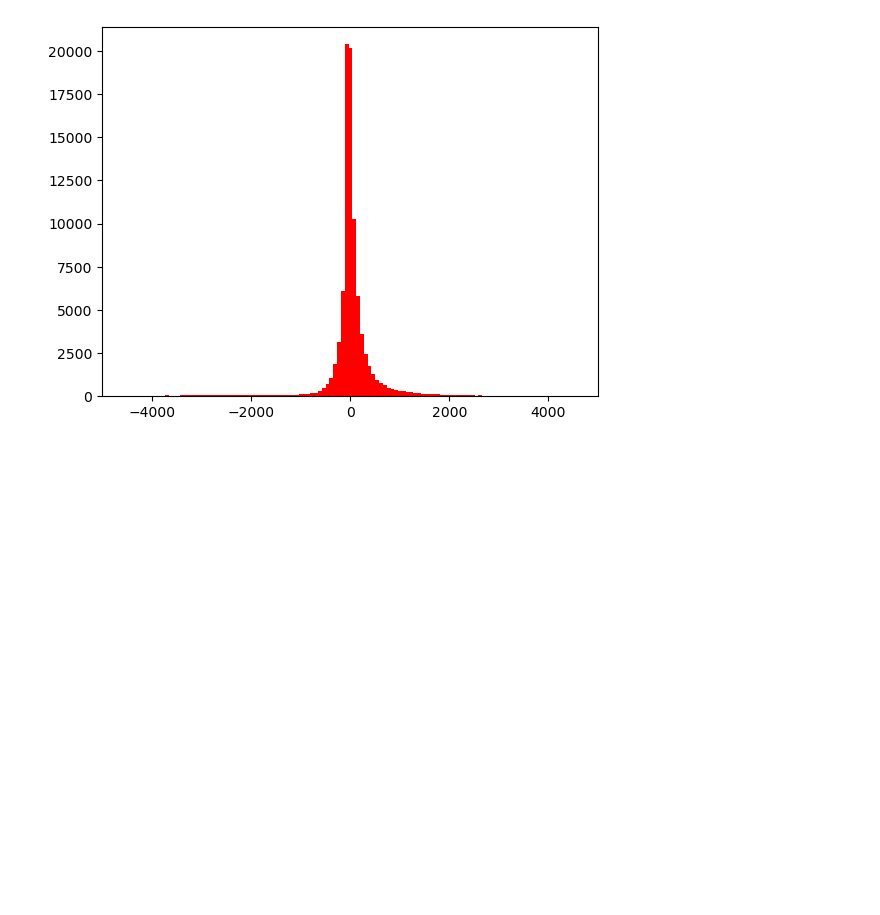
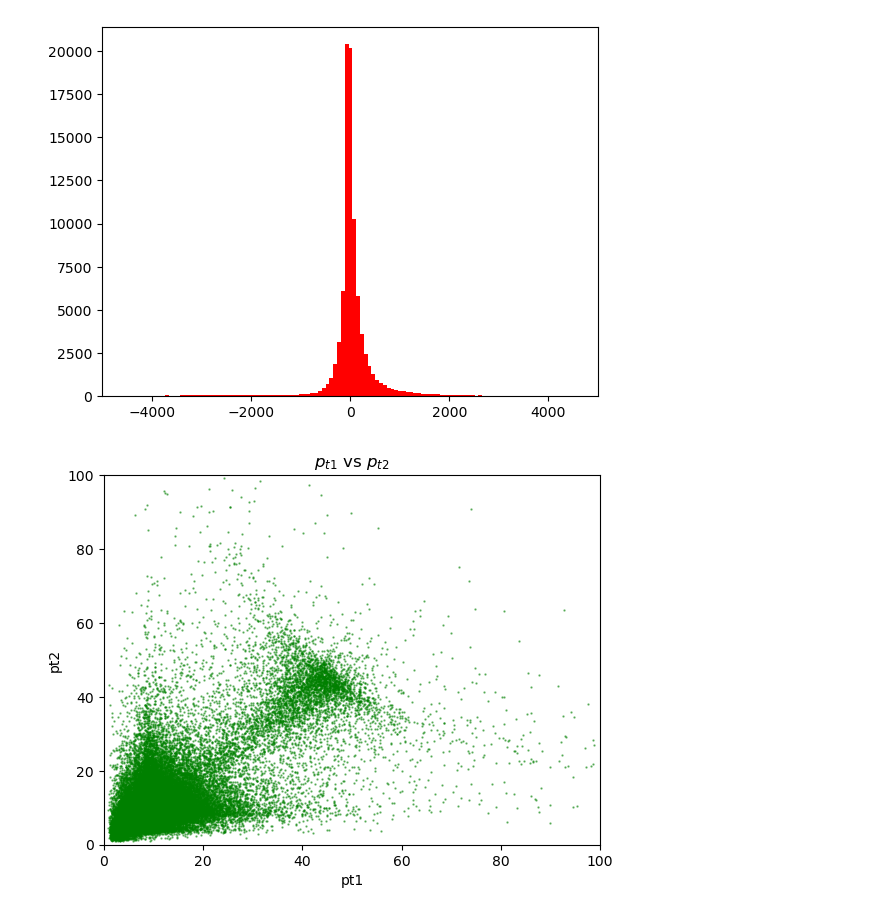
Before and after one commit to ProgramasParaFisicaDeParticulas/blindsampleanalysiswithcsv9-Art-999, a Jupyter notebook: Sample_desconocida.ipynb, the cells around one changed output. Cells and saved outputs as stored; diff of their text form; code cells hidden in the pictures; blank space fills up the shorter version.

```diff
--- a/Sample_desconocida.ipynb
+++ b/Sample_desconocida.ipynb
@@ -390,3 +397,17 @@ plt.xlim(-5000,5000)
 plt.show()
 # %% [output]
 [figure]
+# %%
+plt.scatter(corte_MG_eta['pt1'], corte_MG_eta['pt2'], s=0.5, c='green', alpha=0.5)
+plt.xlabel('pt1')
+plt.ylabel('pt2')
+plt.title(r"$p_{t1}$ vs $p_{t2}$")
+
+plt.xlim(0,100)
+plt.ylim(0,100)
+
+plt.savefig("pt1pt2_distribution_ini.png", dpi=300, bbox_inches='tight')
+
+plt.show()
+# %% [output]
+[figure, added]
```
Also changed, not shown: parts of 3 cells of this notebook.
